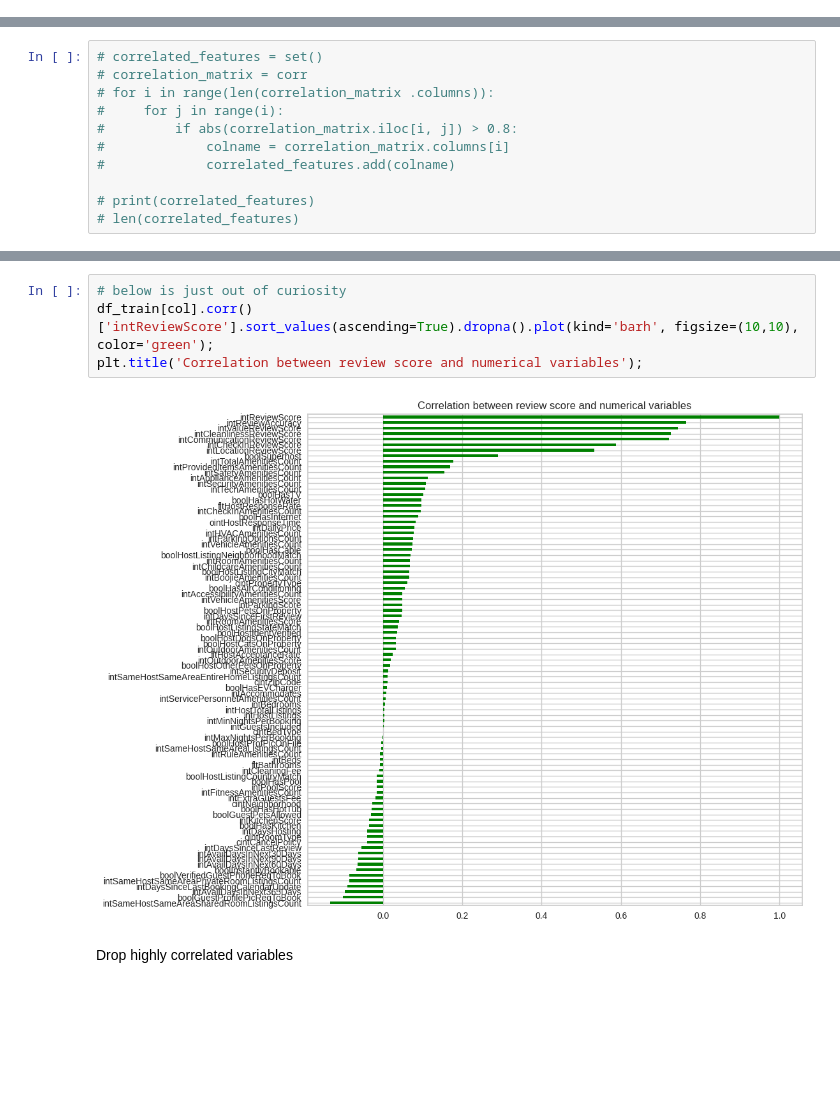
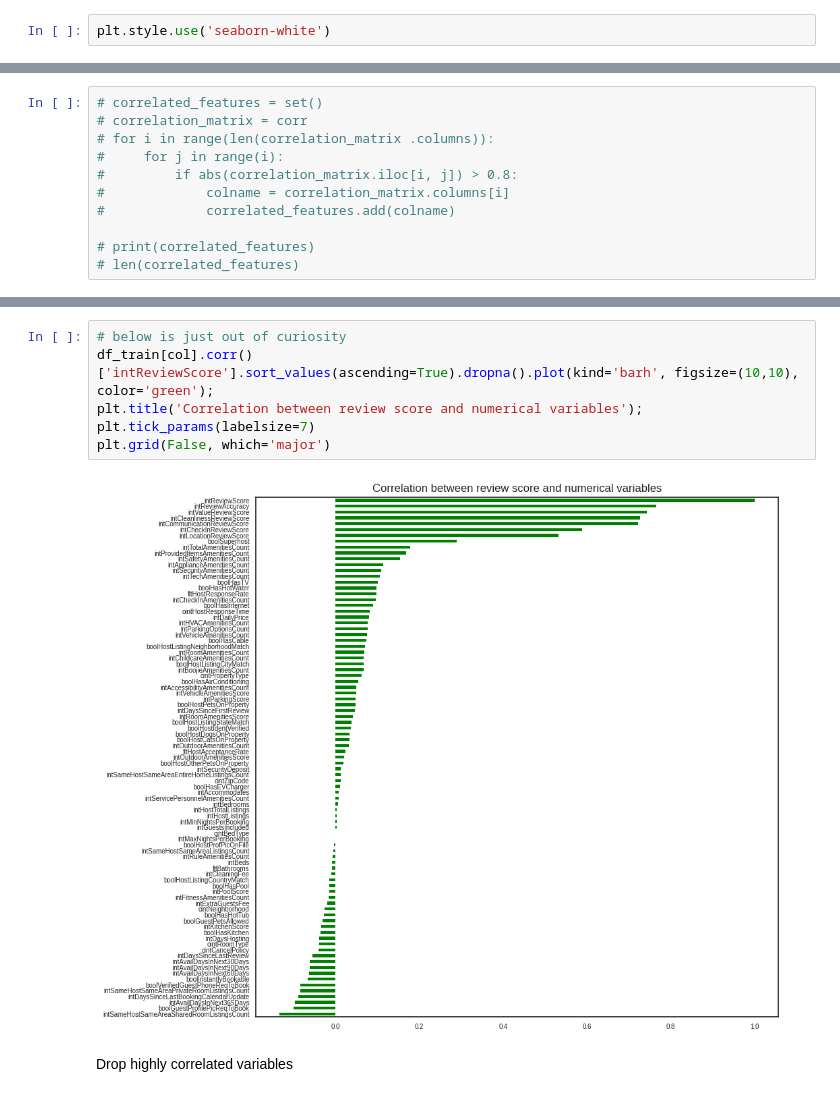
Before and after one commit to shipleydm/IS8036_PROJECT, a Jupyter notebook: IS8036PostErrorDiscovery.ipynb, the cells around one changed output, grey strips where cells are left out. Drawn from its saved outputs; the diff is of its cells as text; blank space fills up the shorter version.

```diff
--- a/IS8036PostErrorDiscovery.ipynb
+++ b/IS8036PostErrorDiscovery.ipynb
@@ -71,3 +71,5 @@ Drive already mounted at /content/drive; to attempt to forcibly remount, call dr
+# %%
+plt.style.use('seaborn-white')
 # %%
 listing_data.head(5)
 # %% [output]
@@ -446,9 +444,11 @@ plt.grid(False, which='major')
 # %%
 # below is just out of curiosity
 df_train[col].corr() ['intReviewScore'].sort_values(ascending=True).dropna().plot(kind='barh', figsize=(10,10), color='green');
 plt.title('Correlation between review score and numerical variables');
+plt.tick_params(labelsize=7)
+plt.grid(False, which='major')
 # %% [output]
-[figure, old version]
+[figure, new version]
 # %% [markdown]
 Drop highly correlated variables
 # %%
```
Also changed, not shown: parts of 28 cells of this notebook.
